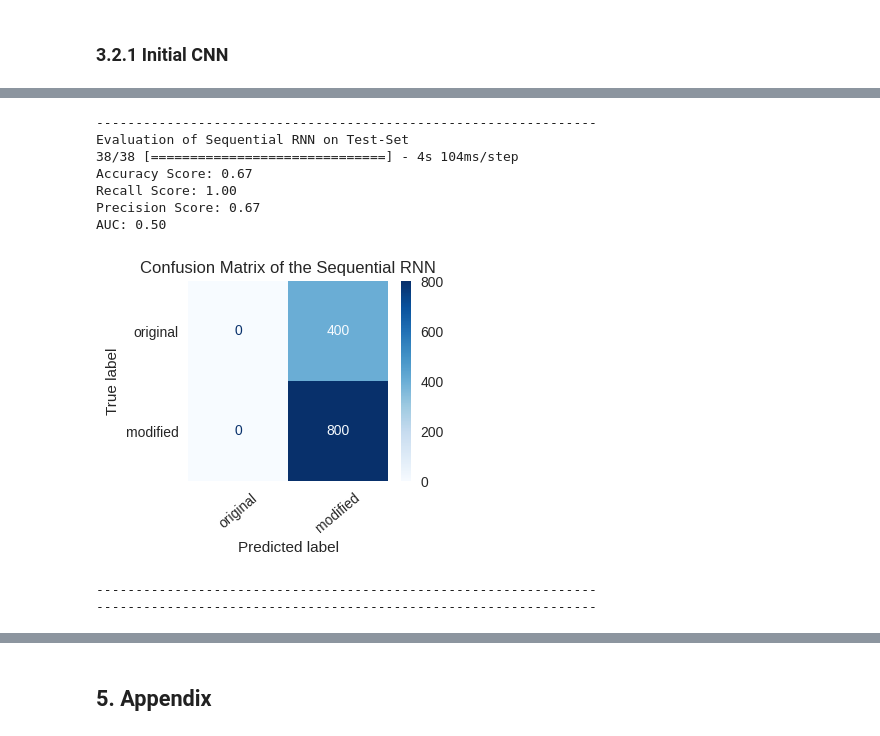
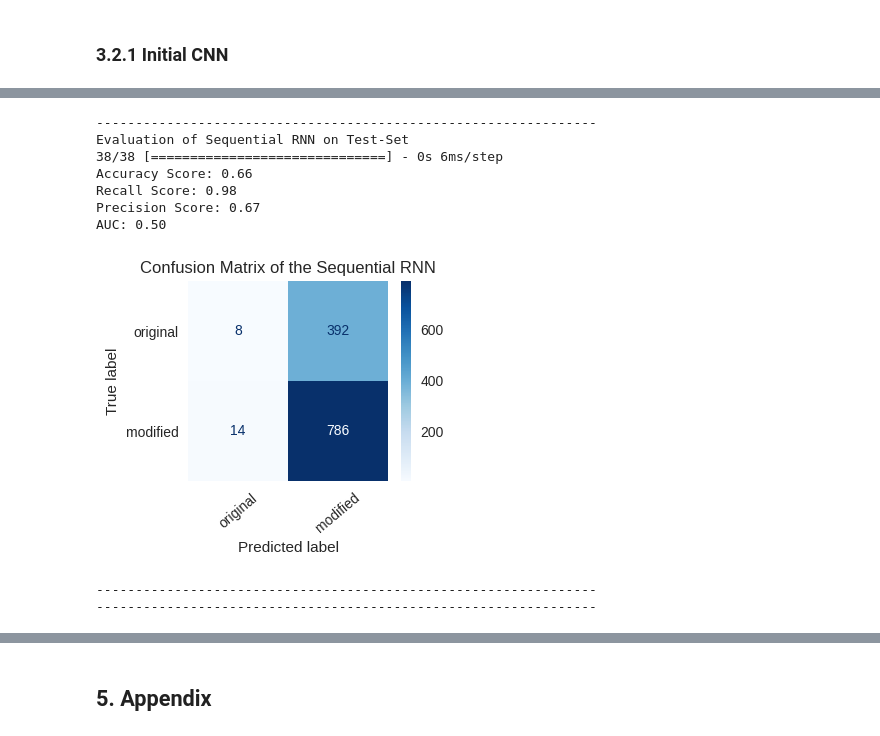
Before and after one commit to dario-x/Deep_Fake_Detection, a Jupyter notebook: main.ipynb, the cells around one changed output, grey strips where cells are left out. Cells and saved outputs as stored; diff of their text form; code cells hidden in the pictures.

```diff
--- a/main.ipynb
+++ b/main.ipynb
@@ -417,7 +415,7 @@ def plot_training(training_data,train,validation):
 #create_data_split_and_directory(extract_zip=True)
 # %%
 #loading the dataset
-imagesize = (200,200)
+imagesize = (150,150)
 trainX, trainY, trainType, valX, valY, valType, testX, testY, testType = load_data(imagesize)
 # %%
 # shuffling the data again
@@ -739,0 +724,11 @@ visualkeras.layered_view(RNN_with_dropout, scale_xy = 1, legend=True)
+# %%
+# compute the class weights
+class_weights = compute_class_weight(
+                                        class_weight = "balanced",
+                                        classes = np.unique(trainY),
+                                        y = trainY
+                                    )
+
+# create a dictionary out of the data
+c_weights = dict(zip(np.unique(trainY), class_weights))
+c_weights
@@ -739,0 +739,20 @@ visualkeras.layered_view(RNN_with_dropout, scale_xy = 1, legend=True)
+# %%
+%%capture
+# saving the initial weights of the model
+CNN_with_dropout.save_weights('./inital_weights.h5')
+
+learning_rates = [0.1, 0.05, 0.001, 0.0001, 0.0005]
+#CNN_with_dropout.load_weights('./inital_weights.h5')
+
+#set list to collect results
+accuracy_results_list = []
+
+for rate in learning_rates:
+  # get inital weights
+  CNN_with_dropout.load_weights('./inital_weights.h5')
+  # set learning rate
+  CNN_with_dropout.compile(optimizer = keras.optimizers.Adam(learning_rate=rate), loss = 'binary_crossentropy', metrics=['accuracy'])
+  history = CNN_with_dropout.fit(trainX, trainY, batch_size=50, epochs=10, validation_data = (valX, valY),
+                     class_weight=c_weights)
+  accuracy_score = evaluate_model(CNN_with_dropout, "Sequential RNN", ["original", "manipulated"], testX, testY, skip_train=True)
+  accuracy_results_list.append(accuracy_score)
@@ -740,5 +768,6 @@ visualkeras.layered_view(RNN_with_dropout, scale_xy = 1, legend=True)
 # %%
-history = RNN_with_dropout.fit(trainX, trainY, batch_size=80, epochs=20, validation_data = (valX, valY),
-                     callbacks=[EarlyStopping(monitor='val_loss',min_delta=0.01,patience=8)],
-                     class_weight={0: 0.7, 1: 0.4})
-plot_training(history, 'accuracy', 'val_accuracy')
+%%capture
+CNN_with_dropout.load_weights('./inital_weights.h5')
+CNN_with_dropout.compile(optimizer = keras.optimizers.Adam(learning_rate=0.0001), loss = 'binary_crossentropy', metrics=['accuracy'])
+history = CNN_with_dropout.fit(trainX, trainY, batch_size=20, epochs=40,
+                               validation_data = (valX, valY), class_weight=c_weights)
@@ -760,13 +778,13 @@ KeyboardInterrupt: ignored
 # %%
-evaluate_model(RNN_with_dropout, "Sequential RNN", ["original", "manipulated"], testX, testY, skip_train=True)
+_ = evaluate_model(CNN_with_dropout, "Sequential RNN", ["original", "manipulated"], testX, testY, skip_train=True)
 # %% [output]
 ----------------------------------------------------------------
 Evaluation of Sequential RNN on Test-Set
-38/38 [==============================] - 4s 104ms/step
-Accuracy Score: 0.67
-Recall Score: 1.00
+38/38 [==============================] - 0s 6ms/step
+Accuracy Score: 0.66
+Recall Score: 0.98
 Precision Score: 0.67
 AUC: 0.50
-[figure, old version]
+[figure, new version]
 ----------------------------------------------------------------
 ----------------------------------------------------------------
```
Also changed, not shown: parts of 32 cells of this notebook.
